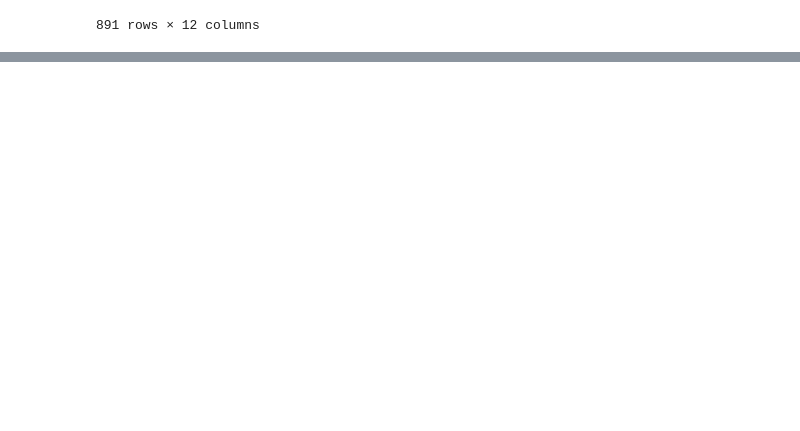
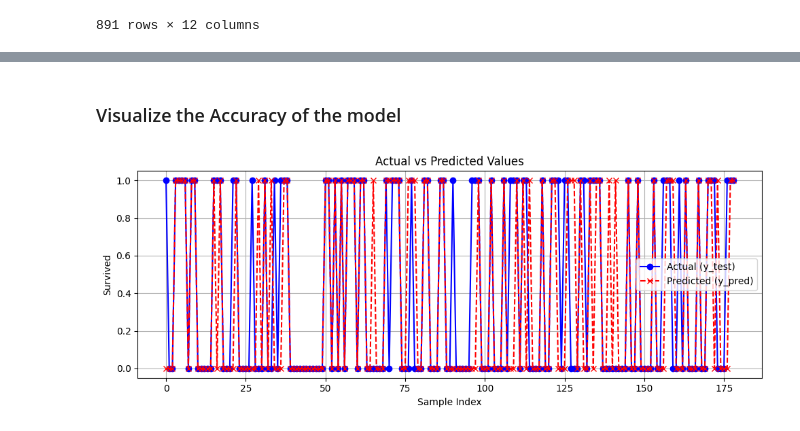
Before and after one commit to Dhusnic/Code_For_Tutorials, a Jupyter notebook: Machine Learning/Practical problems/titanic_surviour.ipynb, the cells around one changed output, grey strips where cells are left out. Drawn from its saved outputs; the diff is of its cells as text; code cells hidden in the pictures; blank space fills up the shorter version.

```diff
--- a/Machine Learning/Practical problems/titanic_surviour.ipynb
+++ b/Machine Learning/Practical problems/titanic_surviour.ipynb
@@ -22,0 +190,3 @@ df
+# %%
+X=df.drop('Survived',axis=1)
+y=df['Survived']
@@ -22,0 +195,10 @@ df
+# %%
+from sklearn.model_selection import train_test_split
+
+X_train, X_test, y_train, y_test = train_test_split(X, y, test_size=0.2, random_state=42)
+print(f"X_train shape: {X_train.shape}")
+print(f"y_train shape: {y_train.shape}")
+print(f"X_test shape: {X_test.shape}")
+print(f"y_test shape: {y_test.shape}")
+
+X,y
@@ -22,0 +227,7 @@ df
+# %%
+from sklearn.linear_model import LogisticRegression
+
+model = LogisticRegression()
+model.fit(X_train, y_train)
+
+model
@@ -22,0 +238,3 @@ df
+# %%
+y_pred = model.predict(X_test)
+y_pred
@@ -22,0 +274,22 @@ df
+# %% [markdown]
+### Visualize the Accuracy of the model
+# %%
+import matplotlib.pyplot as plt
+
+# Reset index to align both series for plotting
+y_test_reset = y_test.reset_index(drop=True)
+y_pred_series = pd.Series(y_pred)
+
+# Plot
+plt.figure(figsize=(10, 4))
+plt.plot(y_test_reset, label='Actual (y_test)', marker='o', linestyle='-', color='blue')
+plt.plot(y_pred_series, label='Predicted (y_pred)', marker='x', linestyle='--', color='red')
+plt.title('Actual vs Predicted Values')
+plt.xlabel('Sample Index')
+plt.ylabel('Survived')
+plt.legend()
+plt.grid(True)
+plt.tight_layout()
+plt.show()
+# %% [output]
+[figure, added]
```
Also changed, not shown: parts of 20 cells of this notebook, 2 other files.
